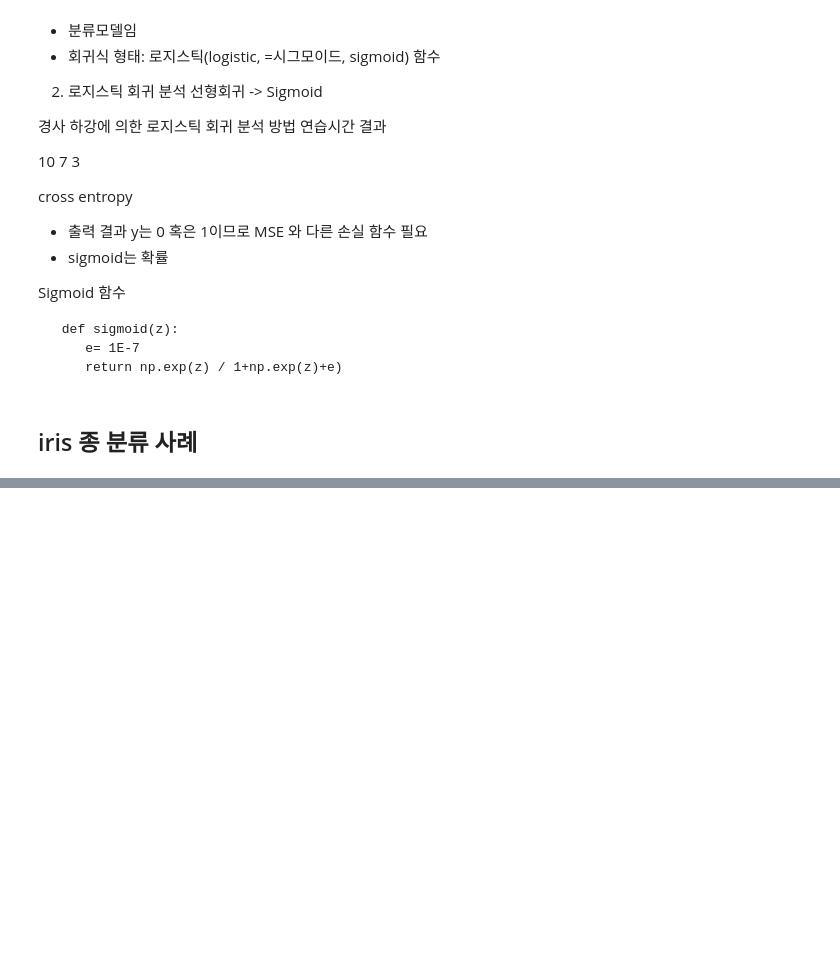
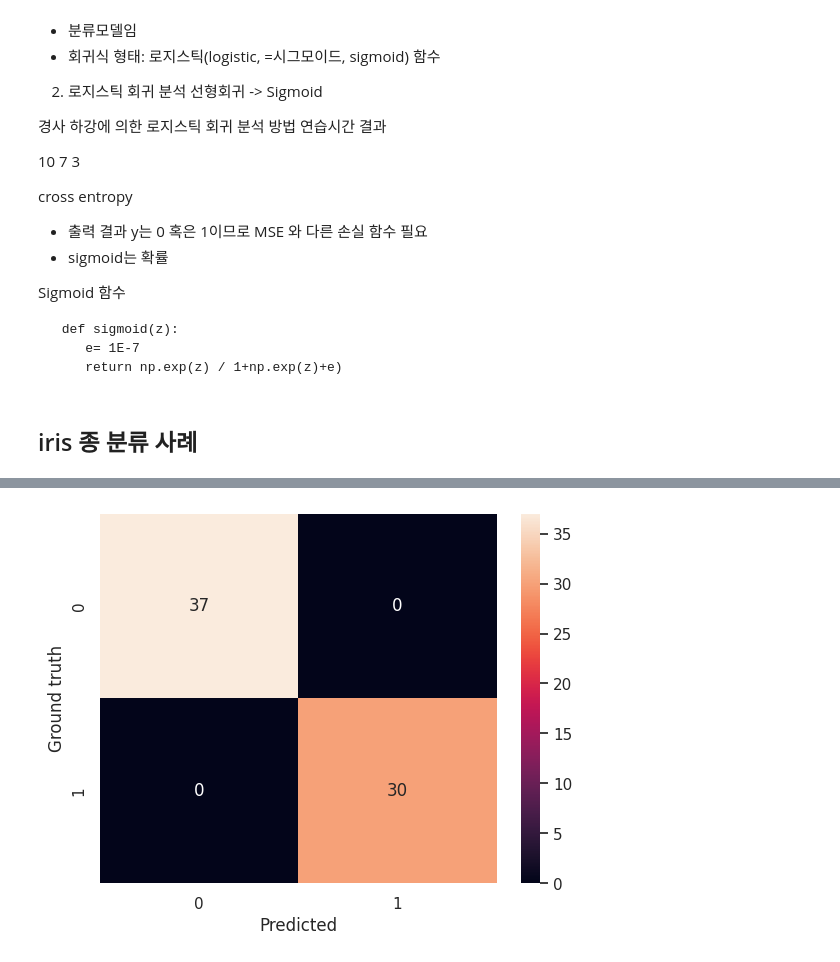
Before and after one commit to gymnopedy01/ictis-2023-ai, a Jupyter notebook: 다운로드/배포_ML_회귀.ipynb, the cells around one changed output, grey strips where cells are left out. Cells and saved outputs as stored; diff of their text form; code cells hidden in the pictures; blank space fills up the shorter version.

```diff
--- a/다운로드/배포_ML_회귀.ipynb
+++ b/다운로드/배포_ML_회귀.ipynb
@@ -617,5 +659,7 @@ def dispConfusionMatrix(y_true, y_pred):
     plt.ylabel('Ground truth')
     plt.show()
 # %%
-dispConfusionMatrix( ,  )
+dispConfusionMatrix( y_train, model.predict(x_train) )
+# %% [output]
+[figure, added]
 # %%
```
Also changed, not shown: parts of 17 cells of this notebook.
